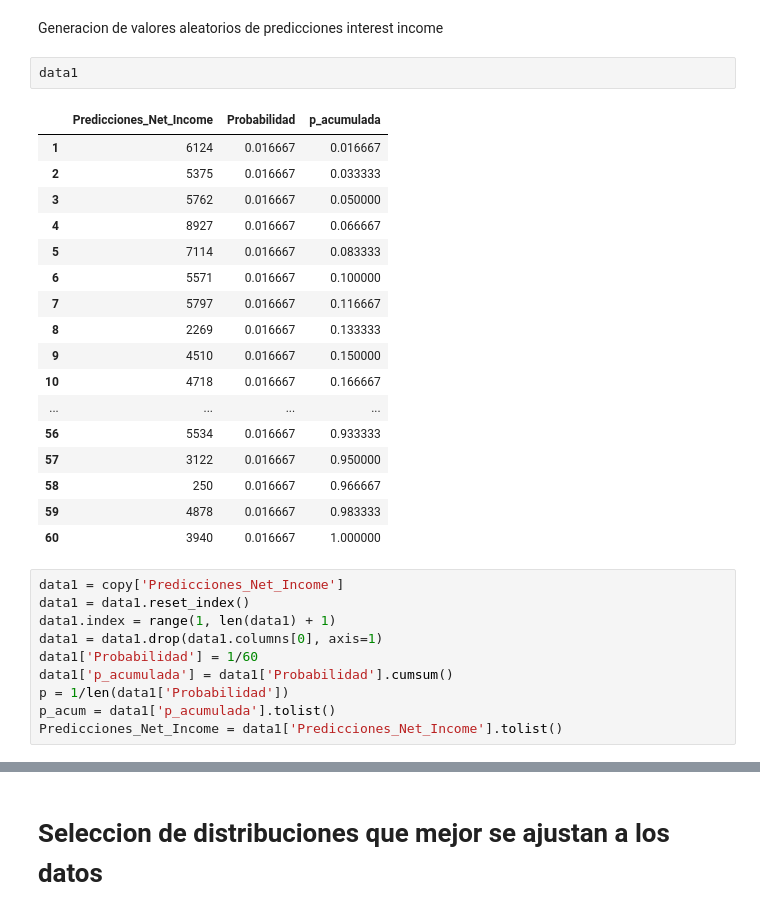
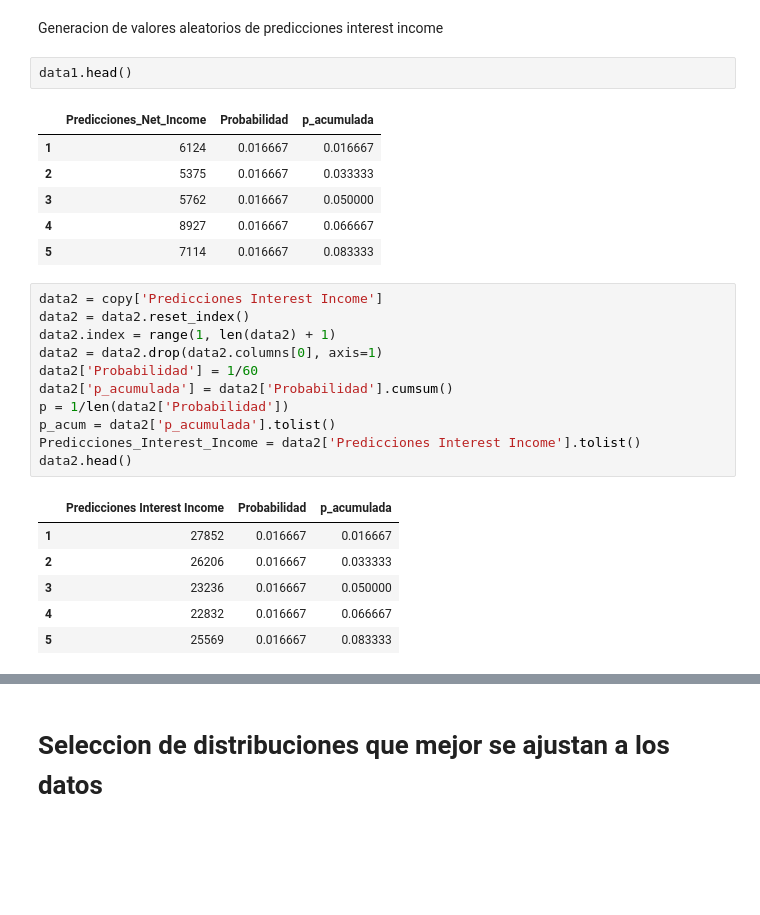
Before and after one commit to Maxcode99/Proyecto_SPF, a Jupyter notebook: Proyecto_Alan_Max.ipynb, the cells around one changed output, grey strips where cells are left out. Saved outputs shown, nothing was run; the diff lists cells and outputs as text; blank space fills up the shorter version.

```diff
--- a/Proyecto_Alan_Max.ipynb
+++ b/Proyecto_Alan_Max.ipynb
@@ -533,7 +522,7 @@ Aleatorios.shape
 # %% [markdown]
 Generacion de valores aleatorios de predicciones interest income
 # %%
-data1
+data1.head()
 # %% [output]
 |  | Predicciones_Net_Income | Probabilidad | p_acumulada |
 | 1 | 6124 | 0.016667 | 0.016667 |
@@ -541,24 +530,21 @@ data1
 | 3 | 5762 | 0.016667 | 0.050000 |
 | 4 | 8927 | 0.016667 | 0.066667 |
 | 5 | 7114 | 0.016667 | 0.083333 |
-| 6 | 5571 | 0.016667 | 0.100000 |
-| 7 | 5797 | 0.016667 | 0.116667 |
-| 8 | 2269 | 0.016667 | 0.133333 |
-| 9 | 4510 | 0.016667 | 0.150000 |
-| 10 | 4718 | 0.016667 | 0.166667 |
-| ... | ... | ... | ... |
-| 56 | 5534 | 0.016667 | 0.933333 |
-| 57 | 3122 | 0.016667 | 0.950000 |
-| 58 | 250 | 0.016667 | 0.966667 |
-| 59 | 4878 | 0.016667 | 0.983333 |
-| 60 | 3940 | 0.016667 | 1.000000 |
 # %%
-data1 = copy['Predicciones_Net_Income']
-data1 = data1.reset_index()
-data1.index = range(1, len(data1) + 1)
-data1 = data1.drop(data1.columns[0], axis=1)
-data1['Probabilidad'] = 1/60
-data1['p_acumulada'] = data1['Probabilidad'].cumsum()
-p = 1/len(data1['Probabilidad'])
-p_acum = data1['p_acumulada'].tolist()
-Predicciones_Net_Income = data1['Predicciones_Net_Income'].tolist()
+data2 = copy['Predicciones Interest Income']
+data2 = data2.reset_index()
+data2.index = range(1, len(data2) + 1)
+data2 = data2.drop(data2.columns[0], axis=1)
+data2['Probabilidad'] = 1/60
+data2['p_acumulada'] = data2['Probabilidad'].cumsum()
+p = 1/len(data2['Probabilidad'])
+p_acum = data2['p_acumulada'].tolist()
+Predicciones_Interest_Income = data2['Predicciones Interest Income'].tolist()
+data2.head()
+# %% [output]
+|  | Predicciones Interest Income | Probabilidad | p_acumulada |
+| 1 | 27852 | 0.016667 | 0.016667 |
+| 2 | 26206 | 0.016667 | 0.033333 |
+| 3 | 23236 | 0.016667 | 0.050000 |
+| 4 | 22832 | 0.016667 | 0.066667 |
+| 5 | 25569 | 0.016667 | 0.083333 |
```
Also changed, not shown: parts of 18 cells of this notebook.
